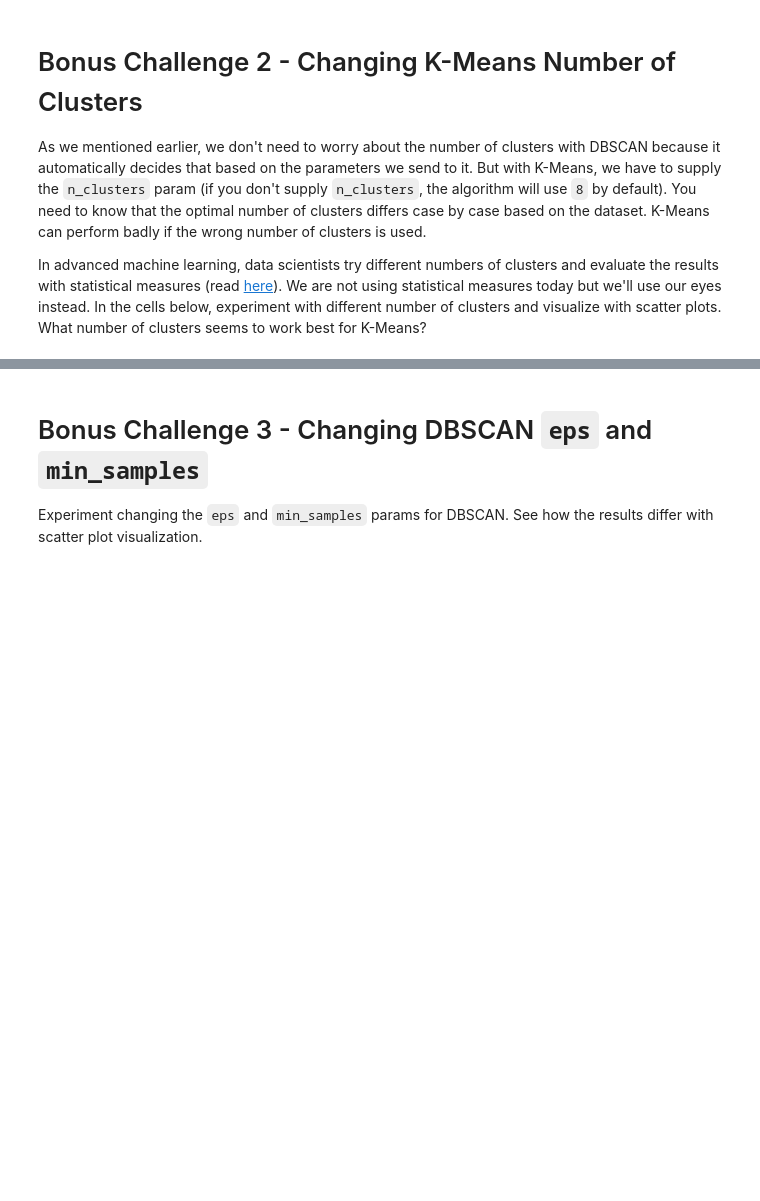
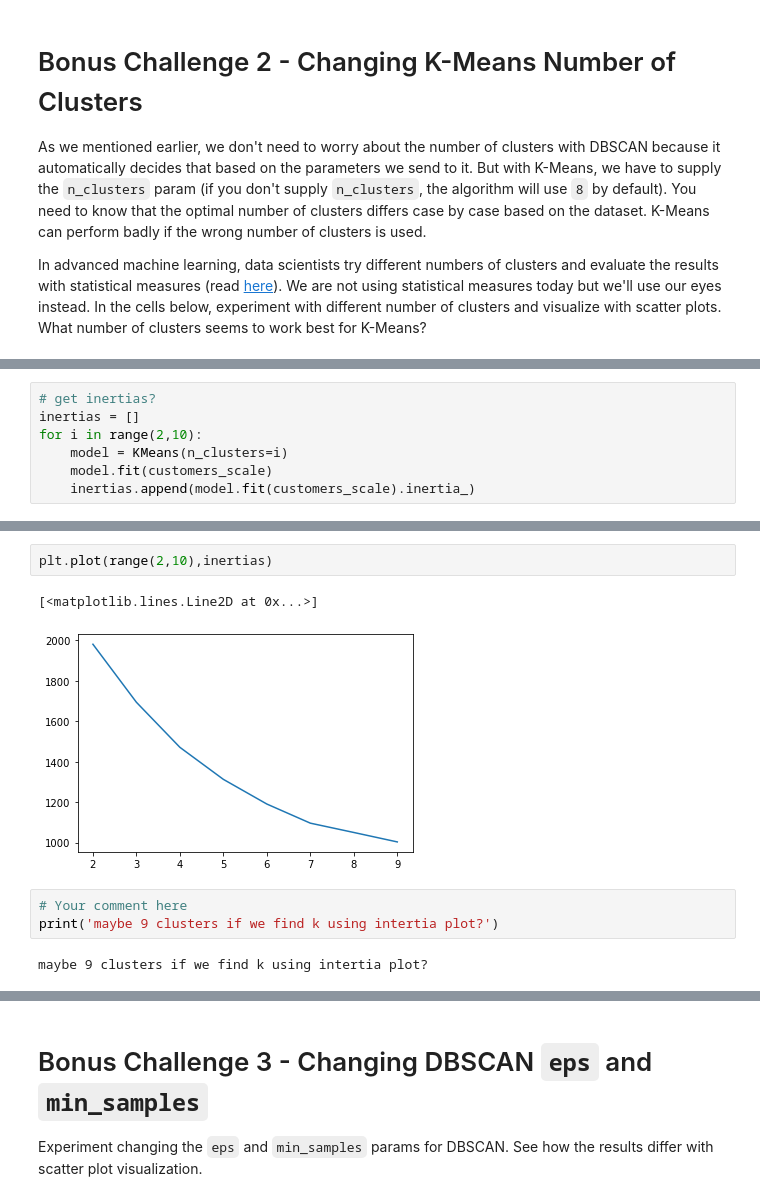
Before and after one commit to ironhack-bcn-data-pt/44-lab-unsupervised-learning, a Jupyter notebook: your-code/main.ipynb, the cells around one changed output, grey strips where cells are left out. Cells and saved outputs as stored; diff of their text form; blank space fills up the shorter version.

```diff
--- a/your-code/main.ipynb
+++ b/your-code/main.ipynb
@@ -466,0 +489,7 @@ In advanced machine learning, data scientists try different numbers of clusters
+# %%
+# get inertias?
+inertias = []
+for i in range(2,10):
+    model = KMeans(n_clusters=i)
+    model.fit(customers_scale)
+    inertias.append(model.fit(customers_scale).inertia_)
@@ -466,0 +507,10 @@ In advanced machine learning, data scientists try different numbers of clusters
+# %%
+plt.plot(range(2,10),inertias)
+# %% [output]
+[<matplotlib.lines.Line2D at 0x...>]
+[figure, added]
+# %%
+# Your comment here
+print('maybe 9 clusters if we find k using intertia plot?')
+# %% [output]
+maybe 9 clusters if we find k using intertia plot?
```
Also changed, not shown: parts of 14 cells of this notebook.
